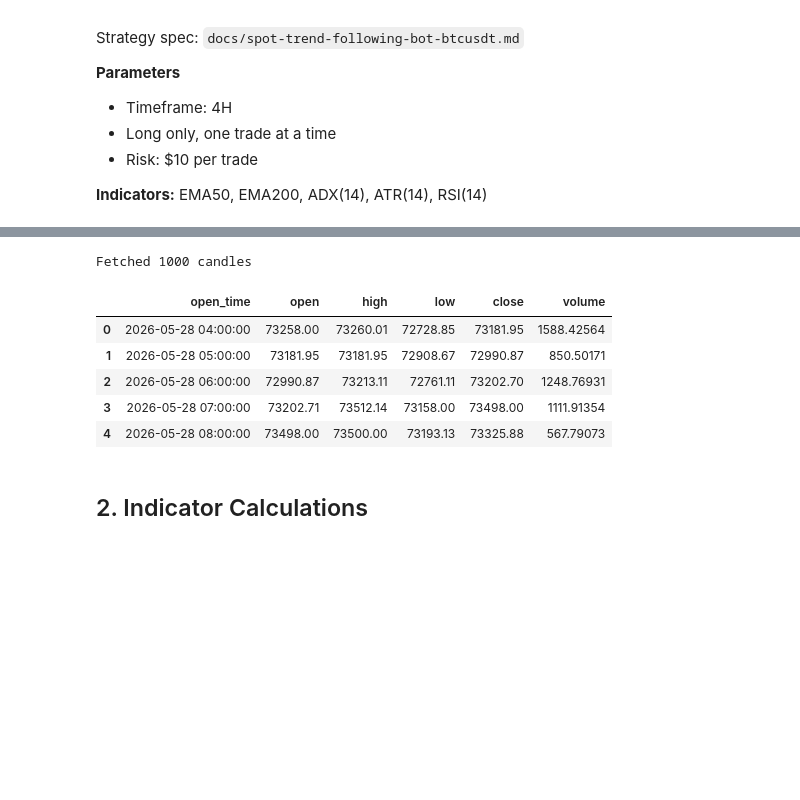
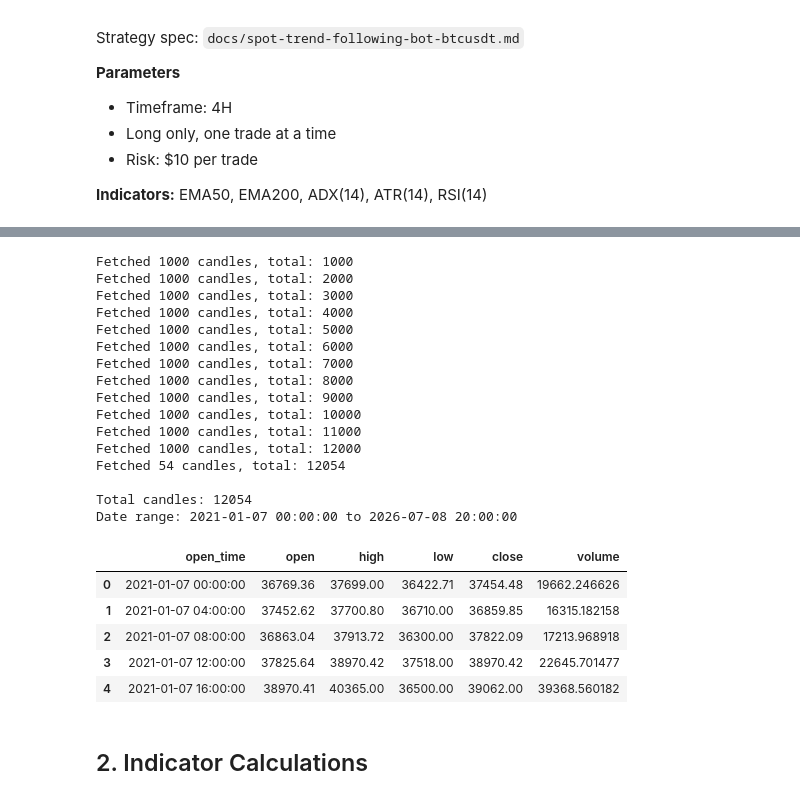
Before and after one commit to rasingollam/Binance-TradingBots, a Jupyter notebook: trend-bot-backtest/backtest.ipynb, the cells around one changed output, grey strips where cells are left out. Drawn from its saved outputs; the diff is of its cells as text; code cells hidden in the pictures; blank space fills up the shorter version.

```diff
--- a/trend-bot-backtest/backtest.ipynb
+++ b/trend-bot-backtest/backtest.ipynb
@@ -23,31 +26,61 @@ pd.set_option('display.width', 120)
 # %%
-def fetch_klines(symbol='BTCUSDT', interval='4h', limit=20000):
+from datetime import datetime, timezone
+
+def fetch_all_klines(symbol='BTCUSDT', interval='4h', years_back=5.5):
     url = 'https://api.binance.com/api/v3/klines'
-    params = {'symbol': symbol, 'interval': interval, 'limit': limit}
-    resp = requests.get(url, params=params, timeout=15)
-    resp.raise_for_status()
-    data = resp.json()
-    df = pd.DataFrame(data, columns=[
+
+    now = datetime.now(timezone.utc)
+    start = int(now.timestamp() * 1000) - int(years_back * 365.25 * 24 * 3600 * 1000)
+
+    all_data = []
+    while True:
+        params = {'symbol': symbol, 'interval': interval, 'limit': 1000, 'startTime': start}
+        resp = requests.get(url, params=params, timeout=15)
+        resp.raise_for_status()
+        data = resp.json()
+        if not data:
+            break
+        all_data.extend(data)
+        start = data[-1][0] + 1  # next batch after last candle
+        print(f'Fetched {len(data)} candles, total: {len(all_data)}')
+
+    df = pd.DataFrame(all_data, columns=[
         'open_time', 'open', 'high', 'low', 'close', 'volume',
         'close_time', 'quote_vol', 'trades',
         'taker_buy_base', 'taker_buy_quote', 'ignore'
     ])
     for col in ['open', 'high', 'low', 'close', 'volume']:
         df[col] = df[col].astype(float)
     df['open_time'] = pd.to_datetime(df['open_time'], unit='ms')
     return df
 
-df = fetch_klines()
-print(f'Fetched {len(df)} candles')
+df = fetch_all_klines()
+print(f'\nTotal candles: {len(df)}')
+print(f'Date range: {df["open_time"].iloc[0]} to {df["open_time"].iloc[-1]}')
 df[['open_time', 'open', 'high', 'low', 'close', 'volume']].head()
 # %% [output]
-Fetched 1000 candles
+Fetched 1000 candles, total: 1000
+Fetched 1000 candles, total: 2000
+Fetched 1000 candles, total: 3000
+Fetched 1000 candles, total: 4000
+Fetched 1000 candles, total: 5000
+Fetched 1000 candles, total: 6000
+Fetched 1000 candles, total: 7000
+Fetched 1000 candles, total: 8000
+Fetched 1000 candles, total: 9000
+Fetched 1000 candles, total: 10000
+Fetched 1000 candles, total: 11000
+Fetched 1000 candles, total: 12000
+Fetched 54 candles, total: 12054
+
+Total candles: 12054
+Date range: 2021-01-07 00:00:00 to 2026-07-08 20:00:00
 |  | open_time | open | high | low | close | volume |
-| 0 | 2026-05-28 04:00:00 | 73258.00 | 73260.01 | 72728.85 | 73181.95 | 1588.42564 |
-| 1 | 2026-05-28 05:00:00 | 73181.95 | 73181.95 | 72908.67 | 72990.87 | 850.50171 |
-| 2 | 2026-05-28 06:00:00 | 72990.87 | 73213.11 | 72761.11 | 73202.70 | 1248.76931 |
-| 3 | 2026-05-28 07:00:00 | 73202.71 | 73512.14 | 73158.00 | 73498.00 | 1111.91354 |
-| 4 | 2026-05-28 08:00:00 | 73498.00 | 73500.00 | 73193.13 | 73325.88 | 567.79073 |
+| 0 | 2021-01-07 00:00:00 | 36769.36 | 37699.00 | 36422.71 | 37454.48 | 19662.246626 |
+| 1 | 2021-01-07 04:00:00 | 37452.62 | 37700.80 | 36710.00 | 36859.85 | 16315.182158 |
+| 2 | 2021-01-07 08:00:00 | 36863.04 | 37913.72 | 36300.00 | 37822.09 | 17213.968918 |
+| 3 | 2021-01-07 12:00:00 | 37825.64 | 38970.42 | 37518.00 | 38970.42 | 22645.701477 |
+| 4 | 2021-01-07 16:00:00 | 38970.41 | 40365.00 | 36500.00 | 39062.00 | 39368.560182 |
 # %% [markdown]
 ## 2. Indicator Calculations
 # %%
```
Also changed, not shown: parts of 9 cells of this notebook.
